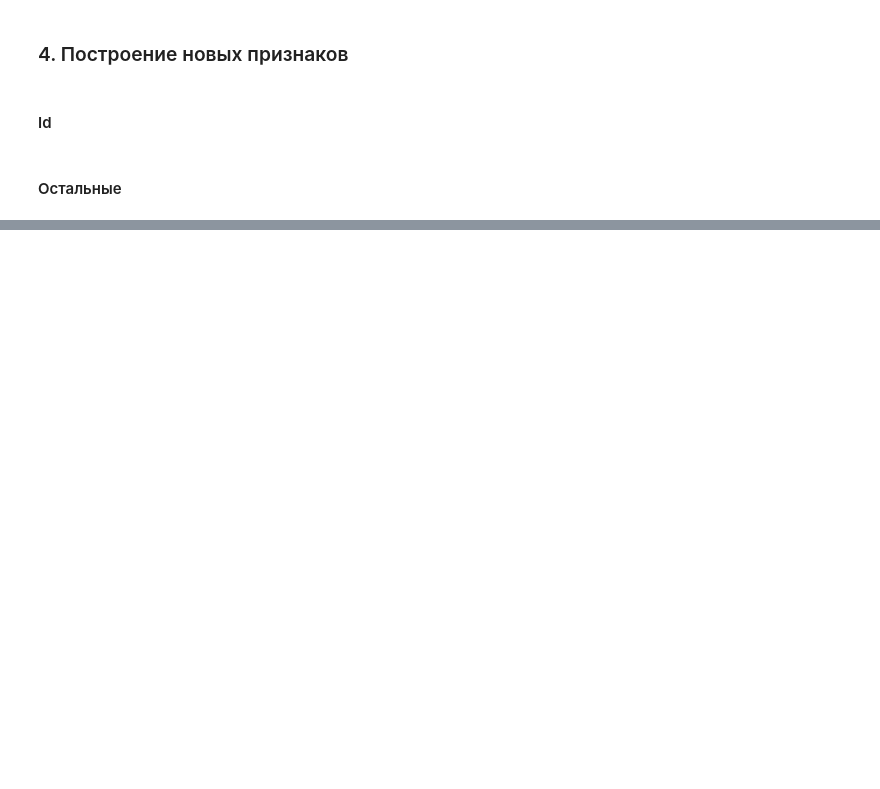
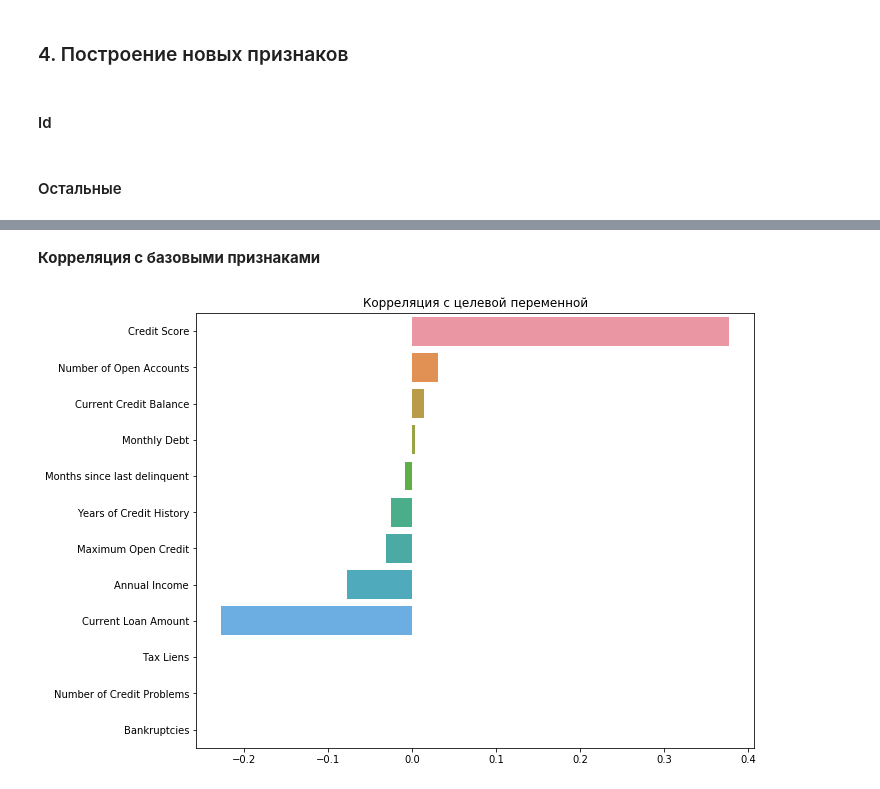
Before and after one commit to superbe/PythonLibrariesForDataScience2, a Jupyter notebook: Course project.ipynb, the cells around one changed output, grey strips where cells are left out. Drawn from its saved outputs; the diff is of its cells as text; code cells hidden in the pictures; blank space fills up the shorter version.

```diff
--- a/Course project.ipynb
+++ b/Course project.ipynb
@@ -358,0 +401,10 @@ for cat_colname in df_test.select_dtypes(include='object').columns[1:]:
+# %% [markdown]
+__Корреляция с базовыми признаками__
+# %%
+corr_with_target = df_train[BASE_FEATURE_NAMES + [TARGET_NAME]].corr().iloc[:-1, -1].sort_values(ascending=False)
+plt.figure(figsize=(10, 8))
+sns.barplot(x=corr_with_target.values, y=corr_with_target.index)
+plt.title('Корреляция с целевой переменной')
+plt.show()
+# %% [output]
+[figure, added]
```
Also changed, not shown: parts of 16 cells of this notebook.
